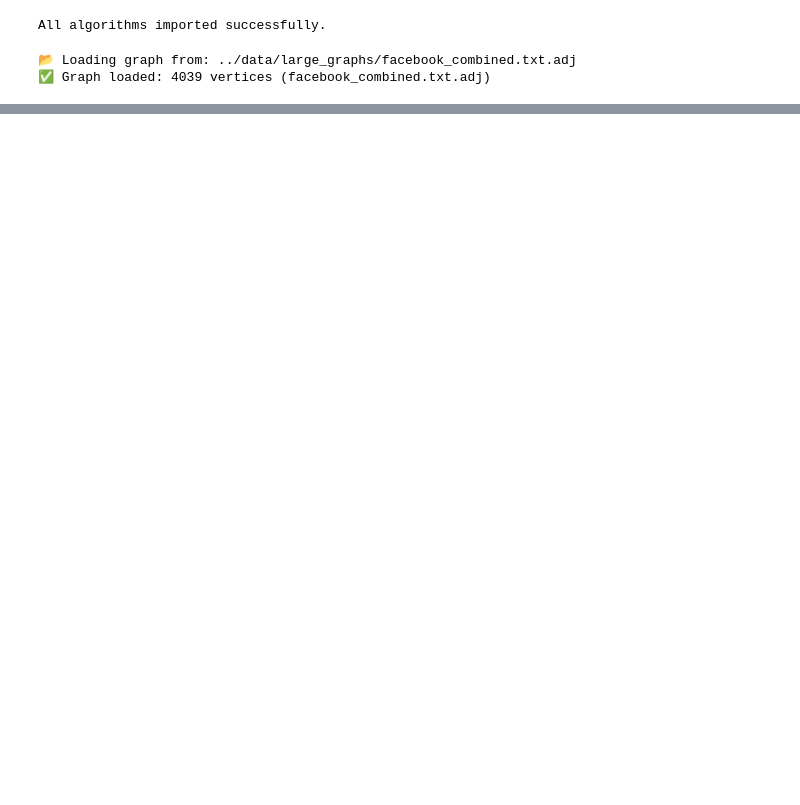
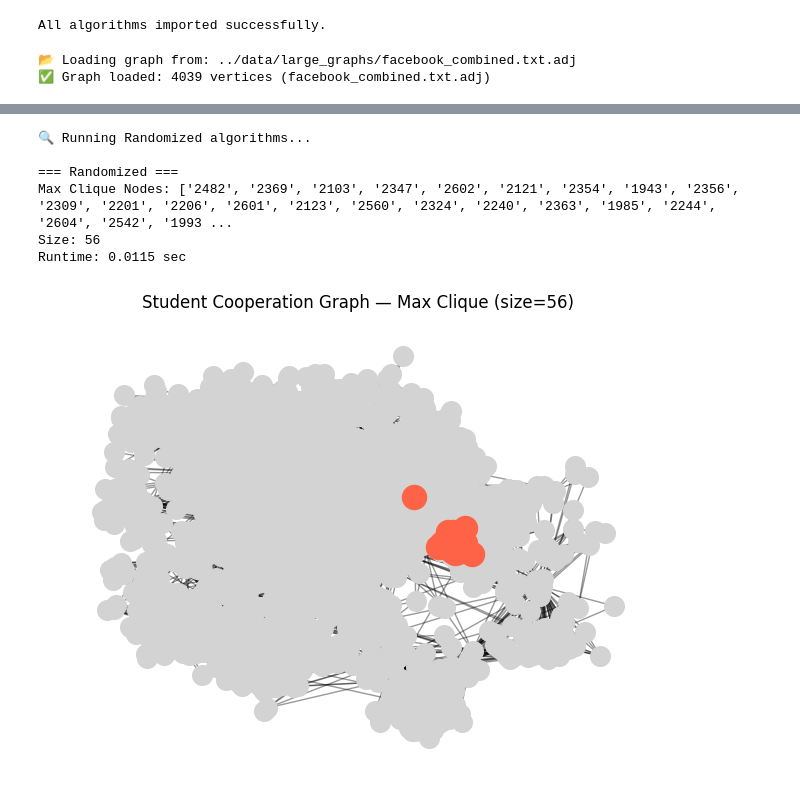
Before and after one commit to NehaP1706/MaximumClique, a Jupyter notebook: experiments/large_graphs.ipynb, the cells around one changed output, grey strips where cells are left out. Saved outputs shown, nothing was run; the diff lists cells and outputs as text; code cells hidden in the pictures; blank space fills up the shorter version.

Commit message:
fixed random algo everywhere

```diff
--- a/experiments/large_graphs.ipynb
+++ b/experiments/large_graphs.ipynb
@@ -118,30 +130,38 @@ plt.show()
 # %%
 # randomized
 print("\n🔍 Running Randomized algorithms...\n")
 
 start = time.time()
-max_clique, runtime = randomized_max_clique(G_dict)
+size, max_clique, _ = randomized_max_clique(G_dict)
 end = time.time()
 
 print("=== Randomized ===")
 print(f"Max Clique Nodes: {max_clique}")
 print(f"Size: {len(max_clique)}")
 print(f"Runtime: {end - start:.4f} sec\n")
 
 G_nx = nx.Graph()
 for node, nbrs in G_dict.items():
     for nbr in nbrs:
         G_nx.add_edge(node, nbr)
 
 pos = nx.spring_layout(G_nx, seed=42)
 
 plt.figure(figsize=(8, 6))
 nx.draw_networkx_nodes(G_nx, pos, node_color="lightgray", node_size=200)
 nx.draw_networkx_edges(G_nx, pos, alpha=0.4)
 nx.draw_networkx_nodes(G_nx, pos, nodelist=max_clique, node_color="tomato", node_size=300)
 plt.title(f"Student Cooperation Graph — Max Clique (size={len(max_clique)})")
 plt.axis("off")
 plt.show()
+# %% [output]
+🔍 Running Randomized algorithms...
+
+=== Randomized ===
+Max Clique Nodes: ['2482', '2369', '2103', '2347', '2602', '2121', '2354', '1943', '2356', '2309', '2201', '2206', '2601', '2123', '2560', '2324', '2240', '2363', '1985', '2244', '2604', '2542', '1993 ...
+Size: 56
+Runtime: 0.0115 sec
+[figure, added]
 # %%
 # local_random
 # %%
```
Also changed, not shown: parts of 4 cells of this notebook, 2 other files.
